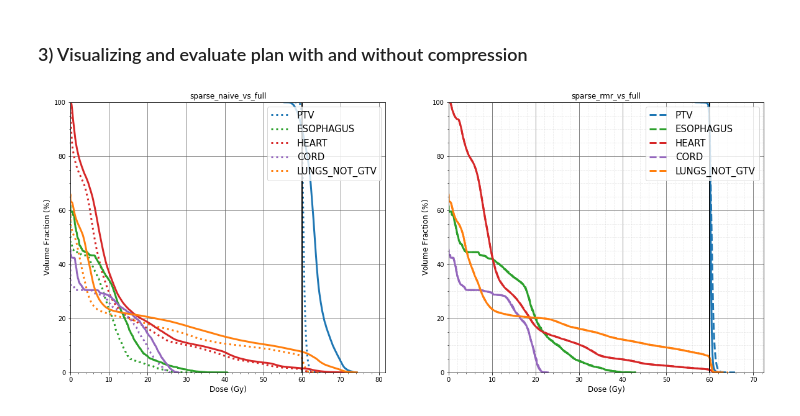
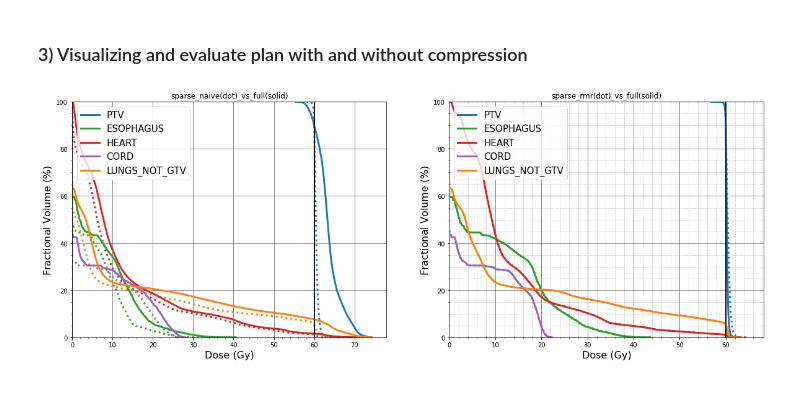
Before and after one commit to PortPy-Project/CompressRTP, a Jupyter notebook: examples/matrix_sparse_only.ipynb, the cells around one changed output. Saved outputs shown, nothing was run; the diff lists cells and outputs as text; code cells hidden in the pictures.

```diff
--- a/examples/matrix_sparse_only.ipynb
+++ b/examples/matrix_sparse_only.ipynb
@@ -108,22 +108,22 @@ Elapsed time: 352.47455406188965 seconds
 # %% [markdown]
 ### 3) Visualizing and evaluate plan with and without compression
 # %%
-fig, ax = plt.subplots(1, 2, figsize=(20, 8))
+fig, ax = plt.subplots(1, 2, figsize=(20, 7))
 struct_names = ['PTV', 'ESOPHAGUS', 'HEART', 'CORD', 'LUNGS_NOT_GTV']
 dose_1d_naive = (S_sparse @ sol_sparse_naive['optimal_intensity']) * my_plan.get_num_of_fractions()
 dose_1d_full_naive = (A @ sol_sparse_naive['optimal_intensity']) * my_plan.get_num_of_fractions()
 ax0 = pp.Visualization.plot_dvh(my_plan, dose_1d=dose_1d_naive, struct_names=struct_names, style='dotted', ax=ax[0], norm_flag=True)
 ax0 = pp.Visualization.plot_dvh(my_plan, dose_1d=dose_1d_full_naive, struct_names=struct_names, style='solid', ax=ax0, norm_flag=True)
-ax0.set_title("sparse_naive_vs_full")
+ax0.set_title("sparse_naive(dot)_vs_full(solid)")
 
 dose_1d_rmr = (S_rmr @ sol_sparse_rmr['optimal_intensity']) * my_plan.get_num_of_fractions()
 dose_1d_full_rmr = (A @ sol_sparse_rmr['optimal_intensity']) * my_plan.get_num_of_fractions()
-ax1 = pp.Visualization.plot_dvh(my_plan, dose_1d=dose_1d_rmr, struct_names=struct_names, style='dashed', ax=ax[1], norm_flag=True)
+ax1 = pp.Visualization.plot_dvh(my_plan, dose_1d=dose_1d_rmr, struct_names=struct_names, style='dotted', ax=ax[1], norm_flag=True)
 ax1 = pp.Visualization.plot_dvh(my_plan, dose_1d=dose_1d_full_rmr, struct_names=struct_names, style='solid', ax=ax1, norm_flag=True)
-ax1.set_title("sparse_rmr_vs_full")
+ax1.set_title("sparse_rmr(dot)_vs_full(solid)")
 plt.show(block=False)
 # %% [output]
-[figure, old version]
+[figure, new version]
 # %%
 # visualize plan metrics based upon clinical criteria
 pp.Evaluation.display_clinical_criteria(my_plan, dose_1d=[dose_1d_full_naive, dose_1d_full_rmr], sol_names=['Naive Sparsification', 'RMR Sparsification'])
```
Also changed, not shown: parts of 4 cells of this notebook, 9 other files.
